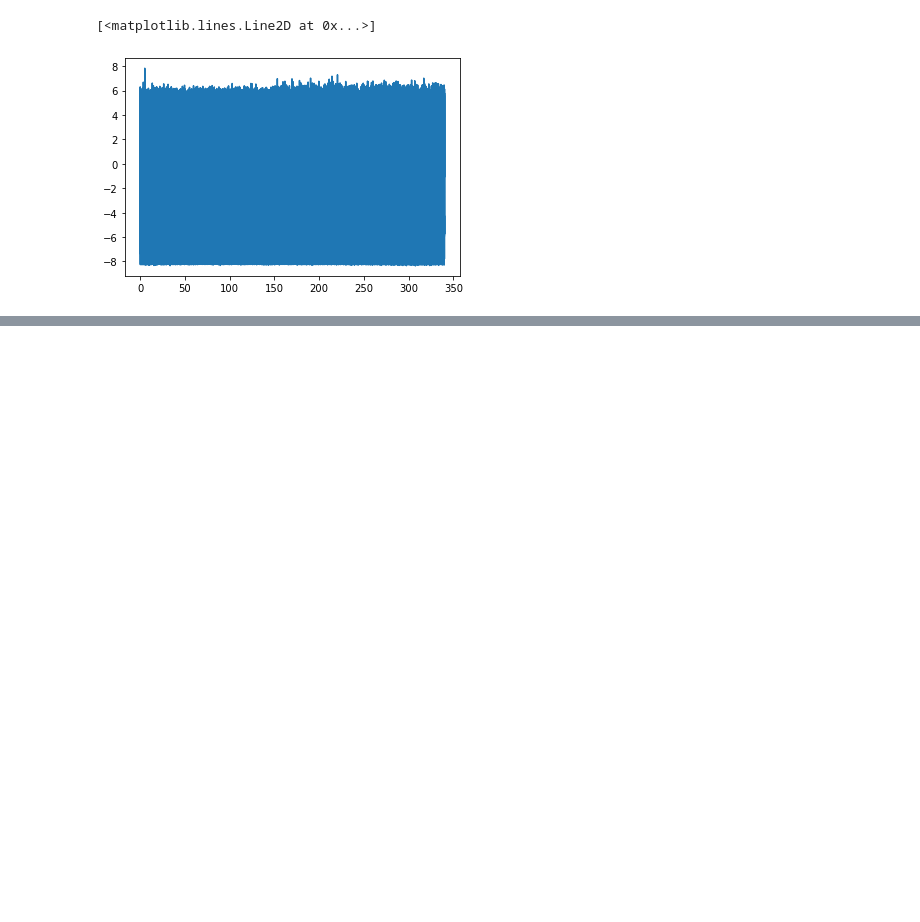
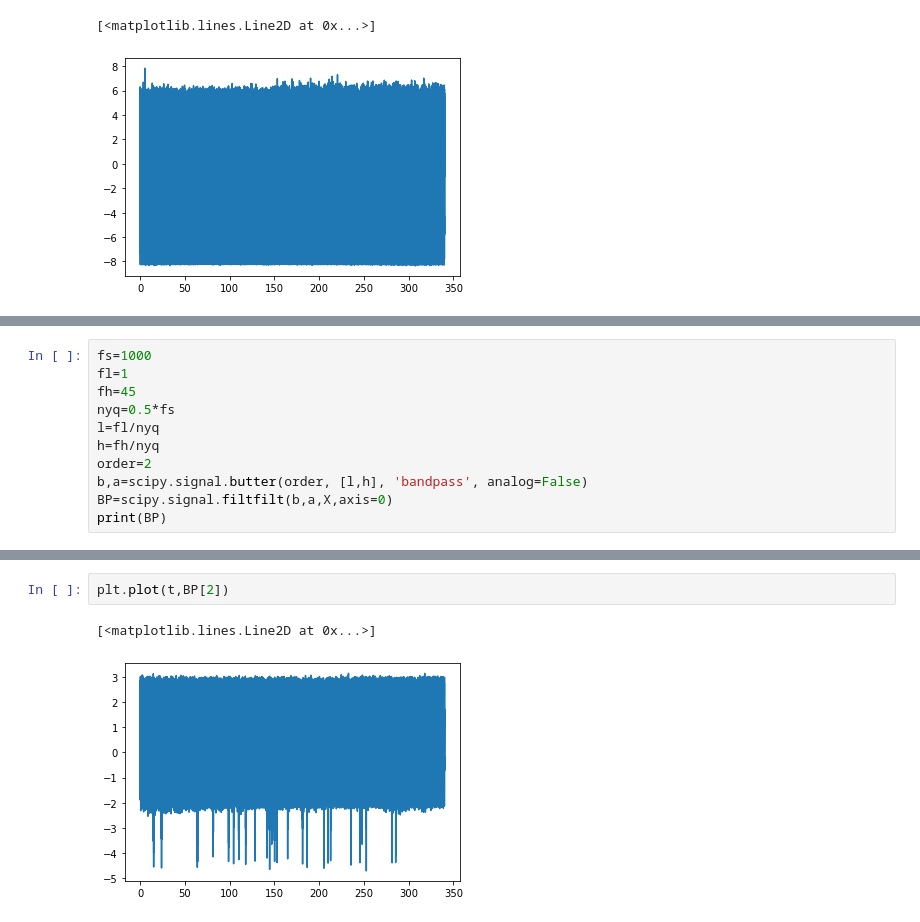
Before and after one commit to HeroicSpider/Brain-maturity-scoring-of-preterm-neonatal-babies, a Jupyter notebook: EEG signal analysis.ipynb, the cells around one changed output, grey strips where cells are left out. Cells and saved outputs as stored; diff of their text form; blank space fills up the shorter version.

```diff
--- a/EEG signal analysis.ipynb
+++ b/EEG signal analysis.ipynb
@@ -87,0 +91,11 @@ plt.plot(t,y)
+# %%
+fs=1000
+fl=1
+fh=45
+nyq=0.5*fs
+l=fl/nyq
+h=fh/nyq
+order=2
+b,a=scipy.signal.butter(order, [l,h], 'bandpass', analog=False)
+BP=scipy.signal.filtfilt(b,a,X,axis=0)
+print(BP)
@@ -87,0 +131,5 @@ plt.plot(t,y)
+# %%
+plt.plot(t,BP[2])
+# %% [output]
+[<matplotlib.lines.Line2D at 0x...>]
+[figure, added]
```
Also changed, not shown: parts of 5 cells of this notebook.
